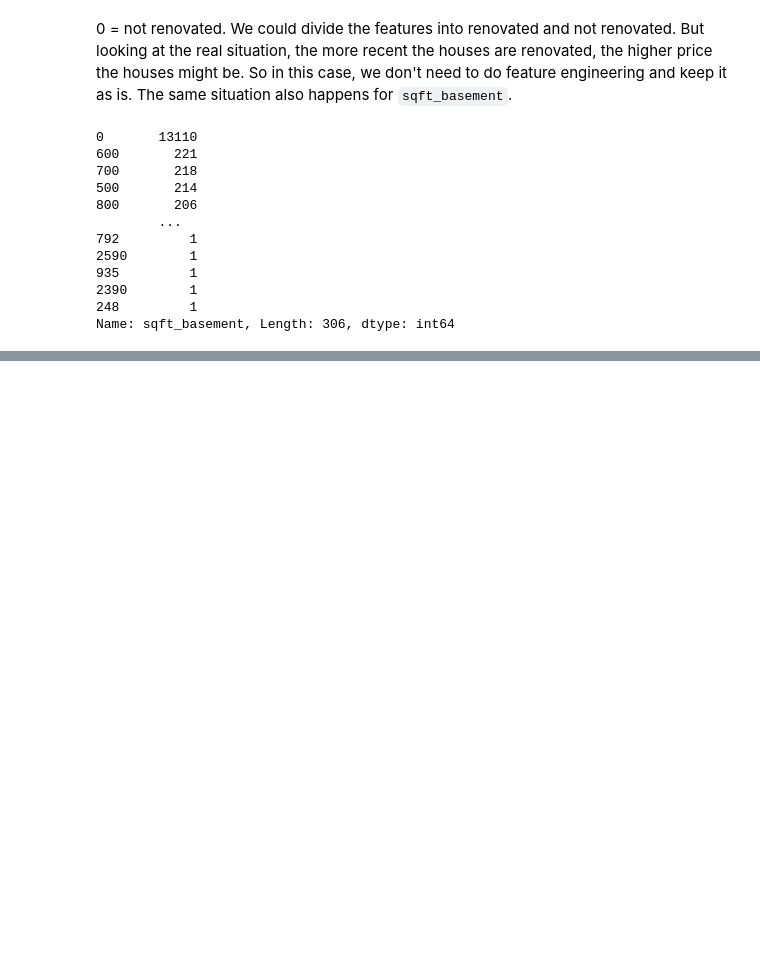
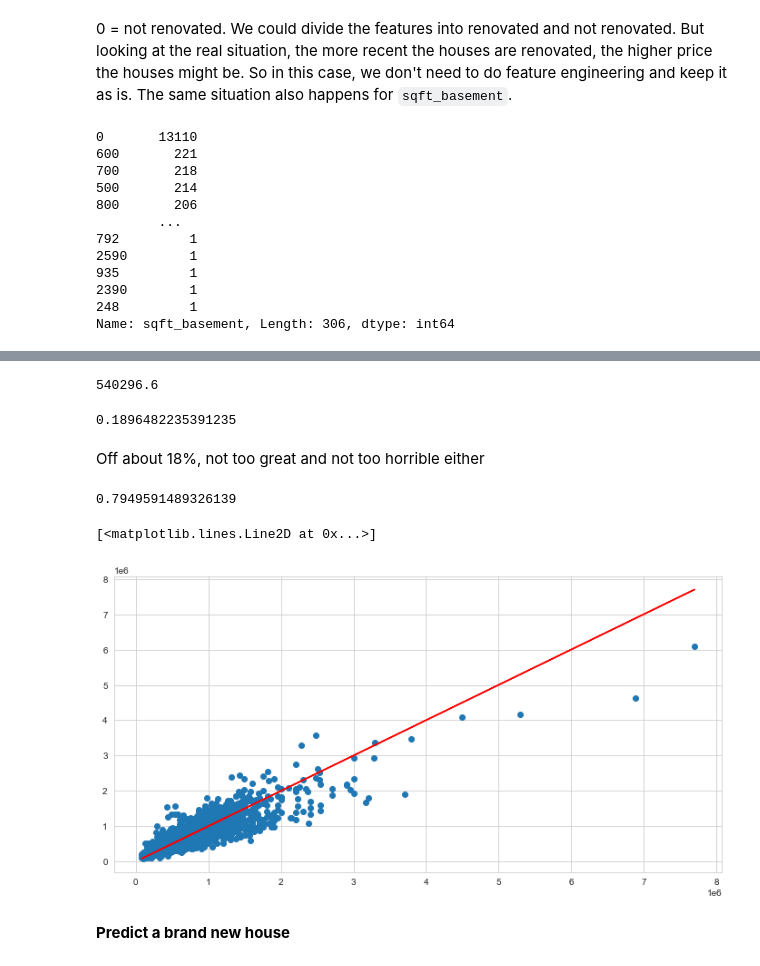
Before and after one commit to jafar-shodiq/jose-portilla-courses, a Jupyter notebook: data-science-and-machine-learning/tf-regression.ipynb, the cells around one changed output, grey strips where cells are left out. Drawn from its saved outputs; the diff is of its cells as text; code cells hidden in the pictures; blank space fills up the shorter version.

```diff
--- a/data-science-and-machine-learning/tf-regression.ipynb
+++ b/data-science-and-machine-learning/tf-regression.ipynb
@@ -346,0 +408,2 @@ Name: sqft_basement, Length: 306, dtype: int64
+# %%
+predictions = model.predict(X_test)
@@ -346,0 +436,23 @@ Name: sqft_basement, Length: 306, dtype: int64
+# %%
+5.402966e+05
+# %% [output]
+540296.6
+# %%
+102466.2903742284 / 540296.6
+# %% [output]
+0.1896482235391235
+# %% [markdown]
+Off about 18%, not too great and not too horrible either
+# %%
+explained_variance_score(y_test, predictions)
+# %% [output]
+0.7949591489326139
+# %%
+plt.figure(figsize=(12, 6))
+plt.scatter(y_test, predictions)
+plt.plot(y_test, y_test, 'r')
+# %% [output]
+[<matplotlib.lines.Line2D at 0x...>]
+[figure, added]
+# %% [markdown]
+**Predict a brand new house**
```
Also changed, not shown: parts of 26 cells of this notebook.
